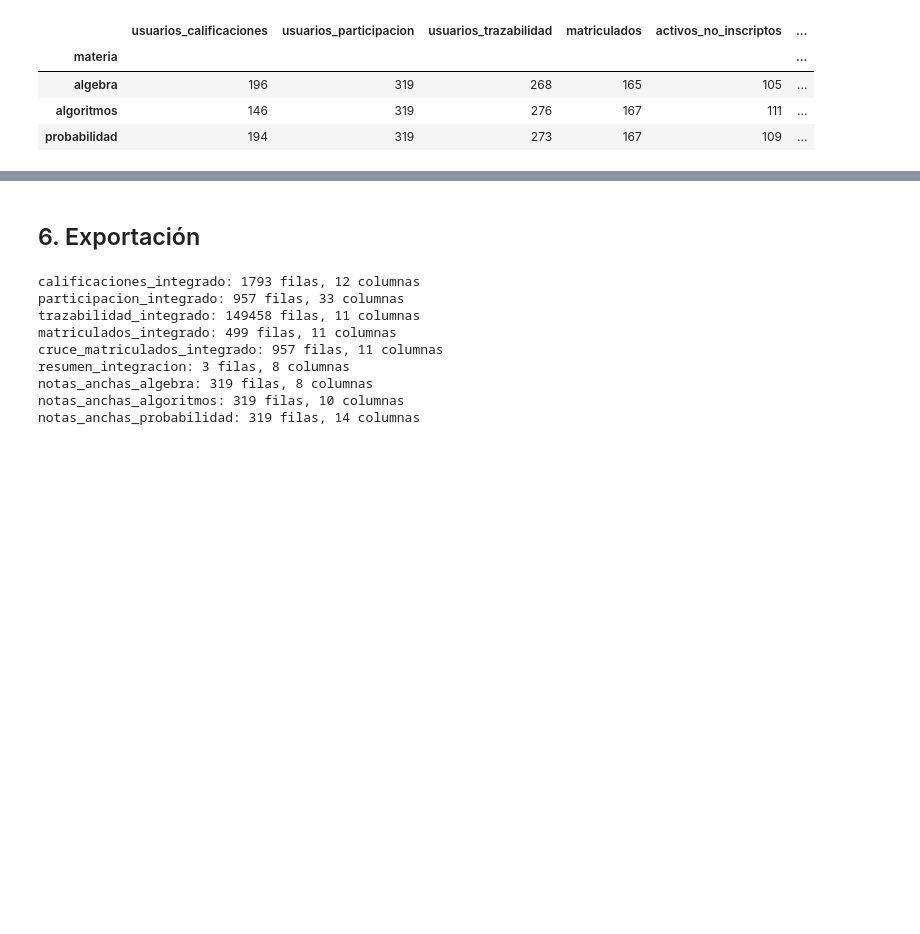
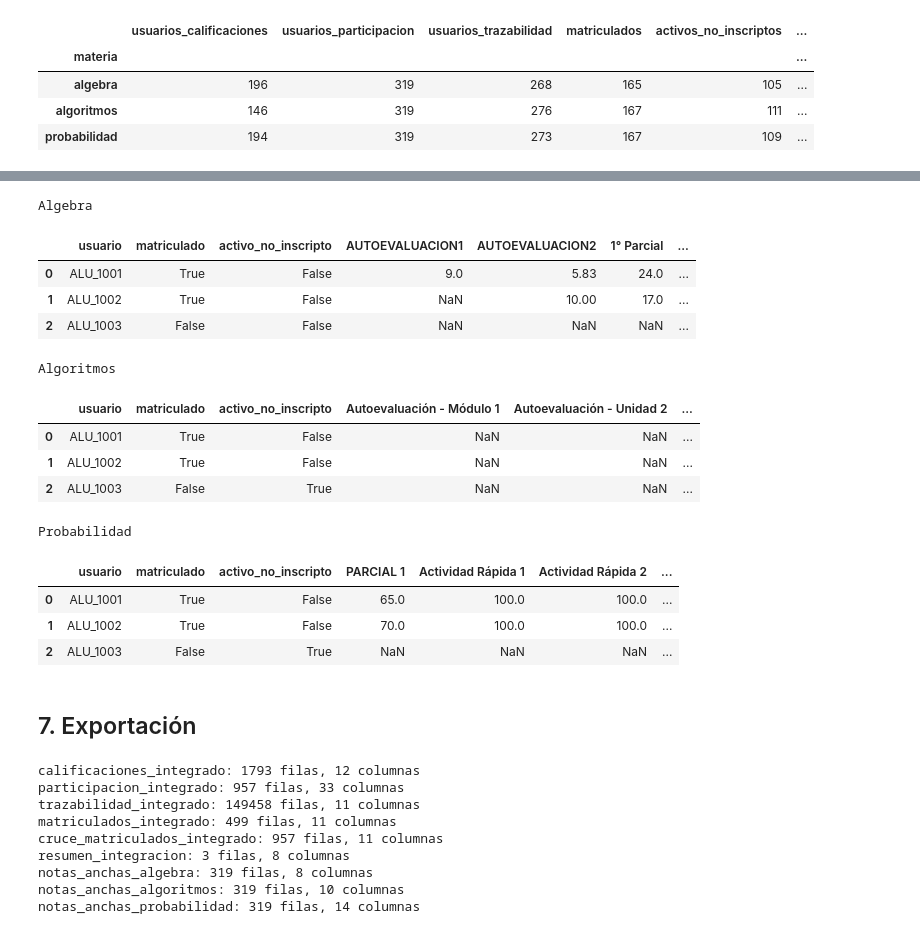
Before and after one commit to aronfraga/py.tpf.business.analytics, a Jupyter notebook: jupyter/integracion.ipynb, the cells around one changed output, grey strips where cells are left out. Drawn from its saved outputs; the diff is of its cells as text; code cells hidden in the pictures; blank space fills up the shorter version.

```diff
--- a/jupyter/integracion.ipynb
+++ b/jupyter/integracion.ipynb
@@ -323,5 +369,30 @@ resumen
+# %%
+print("Algebra")
+display(notas_anchas['algebra'].head(3))
+
+print("Algoritmos")
+display(notas_anchas['algoritmos'].head(3))
+
+print("Probabilidad")
+display(notas_anchas['probabilidad'].head(3))
+# %% [output]
+Algebra
+|  | usuario | matriculado | activo_no_inscripto | AUTOEVALUACION1 | AUTOEVALUACION2 | 1° Parcial | ... |
+| 0 | ALU_1001 | True | False | 9.0 | 5.83 | 24.0 | ... |
+| 1 | ALU_1002 | True | False | NaN | 10.00 | 17.0 | ... |
+| 2 | ALU_1003 | False | False | NaN | NaN | NaN | ... |
+Algoritmos
+|  | usuario | matriculado | activo_no_inscripto | Autoevaluación - Módulo 1 | Autoevaluación - Unidad 2 | ... |
+| 0 | ALU_1001 | True | False | NaN | NaN | ... |
+| 1 | ALU_1002 | True | False | NaN | NaN | ... |
+| 2 | ALU_1003 | False | True | NaN | NaN | ... |
+Probabilidad
+|  | usuario | matriculado | activo_no_inscripto | PARCIAL 1 | Actividad Rápida 1 | Actividad Rápida 2 | ... |
+| 0 | ALU_1001 | True | False | 65.0 | 100.0 | 100.0 | ... |
+| 1 | ALU_1002 | True | False | 70.0 | 100.0 | 100.0 | ... |
+| 2 | ALU_1003 | False | True | NaN | NaN | NaN | ... |
 # %% [markdown]
-## 6. Exportación
+## 7. Exportación
 # %%
 salidas = {
     "calificaciones_integrado": df_calificaciones,
```
Also changed, not shown: parts of 7 cells of this notebook.
